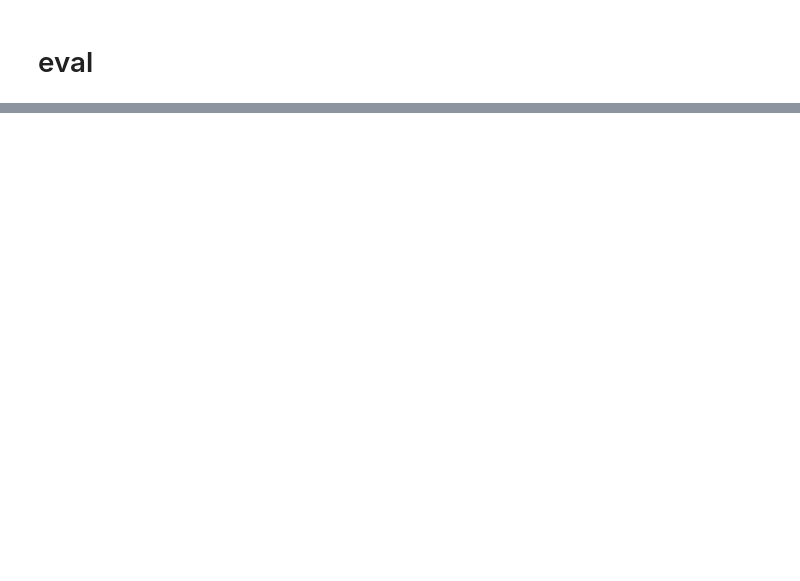
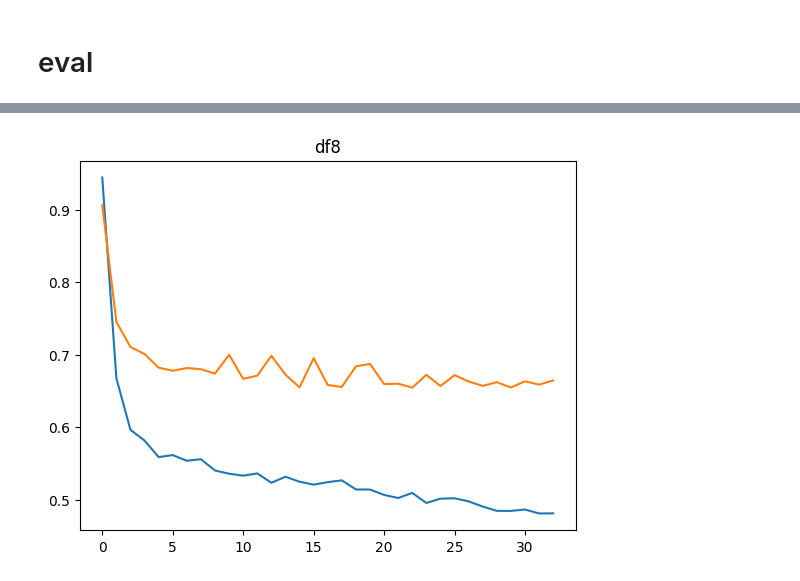
Before and after one commit to ALbertE03/Neural-Nertwork-project, a Jupyter notebook: nn/fire_predict/nn.ipynb, the cells around one changed output, grey strips where cells are left out. Cells and saved outputs as stored; diff of their text form; code cells hidden in the pictures; blank space fills up the shorter version.

```diff
--- a/nn/fire_predict/nn.ipynb
+++ b/nn/fire_predict/nn.ipynb
@@ -1071,7 +1162,10 @@ df = pd.read_json('/kaggle/working/training_history8.json')
 # %%
 plt.plot(df['loss'])
 plt.plot(df['val_loss'])
-plt.savefig('fig7')
+plt.title("df8")
+plt.savefig('fig8')
+# %% [output]
+[figure, added]
 # %%
 class InferenceTS(TSDataset):
     def __init__(self, *args, **kwargs):
```
Also changed, not shown: parts of 16 cells of this notebook.
